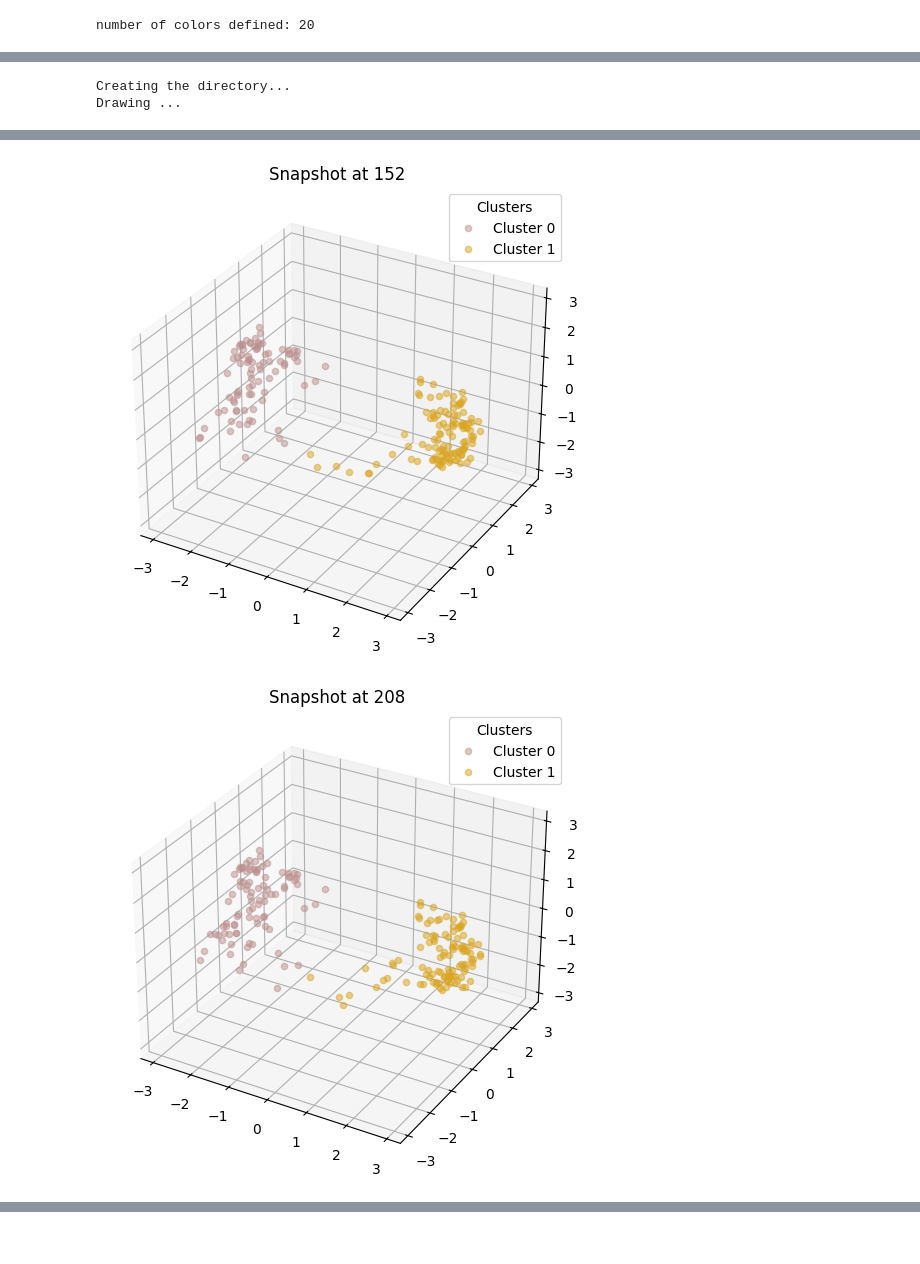
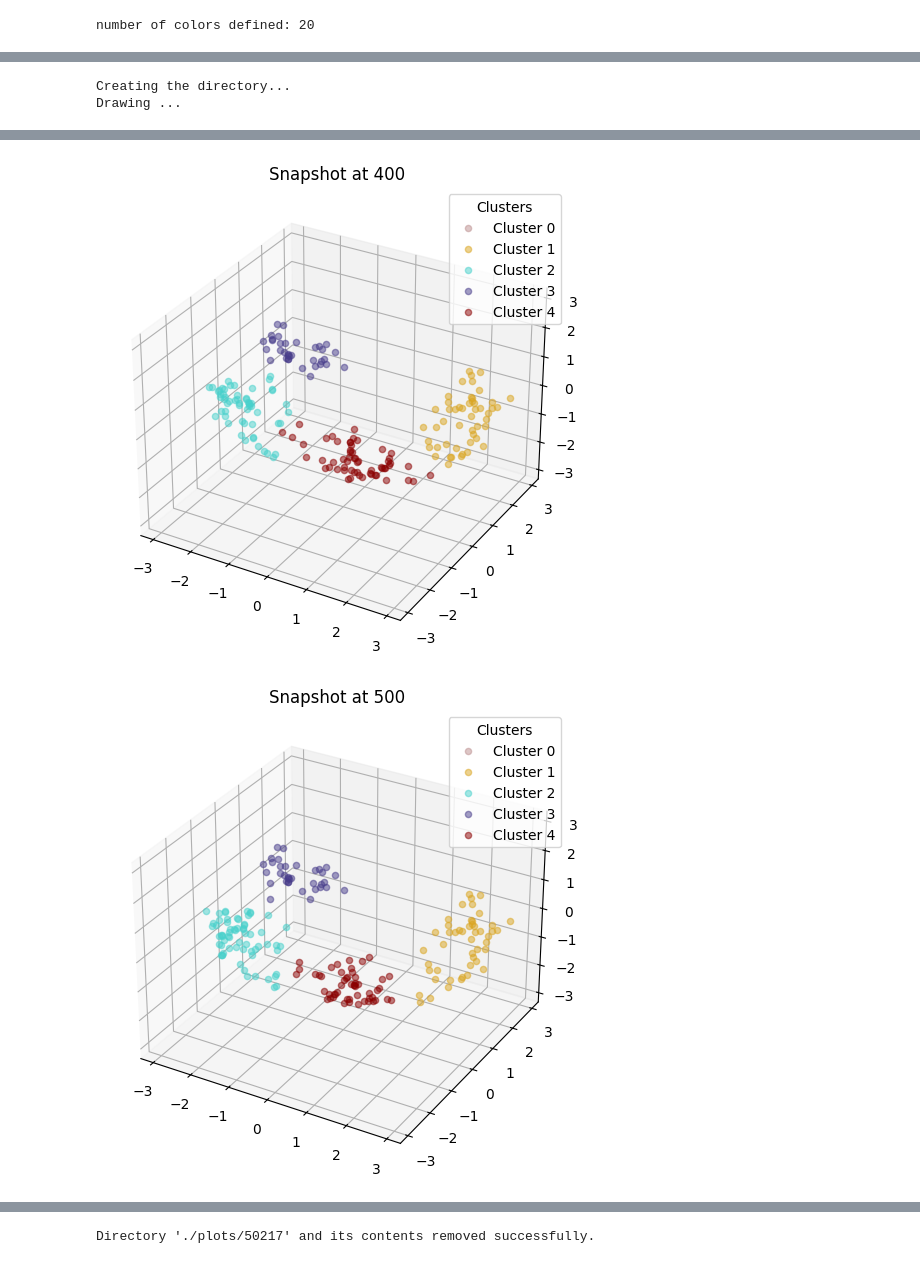
Before and after one commit to mirkomanset/dynamic-clustering, a Jupyter notebook: notebooks/gaussian/gaussian_image_data_multi_dimension.ipynb, the cells around one changed output, grey strips where cells are left out. Cells and saved outputs as stored; diff of their text form; code cells hidden in the pictures.

```diff
--- a/notebooks/gaussian/gaussian_image_data_multi_dimension.ipynb
+++ b/notebooks/gaussian/gaussian_image_data_multi_dimension.ipynb
@@ -60,11 +60,11 @@ number of colors defined: 20
 # file_path, drift_type = "./data/brightness_data/final_512d_brightness.csv", "BRIGHTNESS-512D"
 # file_path, drift_type = "./data/brightness_data/full_brightness_embeddings.csv", "BRIGHTNESS-FULL-EMBEDDINGS"
 
-# file_path, drift_type = "./data/contrast_data/final_4d_contrast.csv", "CONTRAST-4D"
+file_path, drift_type = "./data/contrast_data/final_4d_contrast.csv", "CONTRAST-4D"
 # file_path, drift_type = "./data/contrast_data/final_8d_contrast.csv", "CONTRAST-8D"
 # file_path, drift_type = "./data/contrast_data/final_16d_contrast.csv", "CONTRAST-16D"
 # file_path, drift_type = "./data/contrast_data/final_32d_contrast.csv", "CONTRAST-32D"
-file_path, drift_type = "./data/contrast_data/final_64d_contrast.csv", "CONTRAST-64D"
+# file_path, drift_type = "./data/contrast_data/final_64d_contrast.csv", "CONTRAST-64D"
 # file_path, drift_type = "./data/contrast_data/final_128d_contrast.csv", "CONTRAST-128D"
 # file_path, drift_type = "./data/contrast_data/final_256d_contrast.csv", "CONTRAST-256D"
 # file_path, drift_type = "./data/contrast_data/final_512d_contrast.csv", "CONTRAST-512D"
@@ -85,7 +85,7 @@ def init_dynamic_clusterer(data=reference_data, threshold=2.5):
     drift_detector = drift.PageHinkley(delta=0.0005, threshold=threshold)
 
     dynamic_clusterer = DynamicClusterer(
-        data, clustream_model, drift_detector, colors, ax_limit=10
+        data, clustream_model, drift_detector, colors, ax_limit=10, phi=100
     )
 
     return dynamic_clusterer
@@ -214,6 +214,6 @@ hellinger dist: 1.0 ---- classic dist: 0.7905779409399167 ----> final dist: 0.79
 ... (11 outputs left out)
 # %%
-clustream.visualization(dimensions=3, show_image=True, save_gif=True, clean=False)
+clustream.visualization(dimensions=3, show_image=True, save_gif=True, clean=True)
 # %% [output]
 Creating the directory...
 Drawing ...
@@ -224,2 +224,2 @@ Drawing ...
-[figure, old version]
+[figure, new version]
-[figure, old version]
+[figure, new version]
@@ -231,0 +232 @@ Drawing ...
+Directory './plots/50217' and its contents removed successfully.
```
Also changed, not shown: parts of 2 cells of this notebook, 4 other files.
